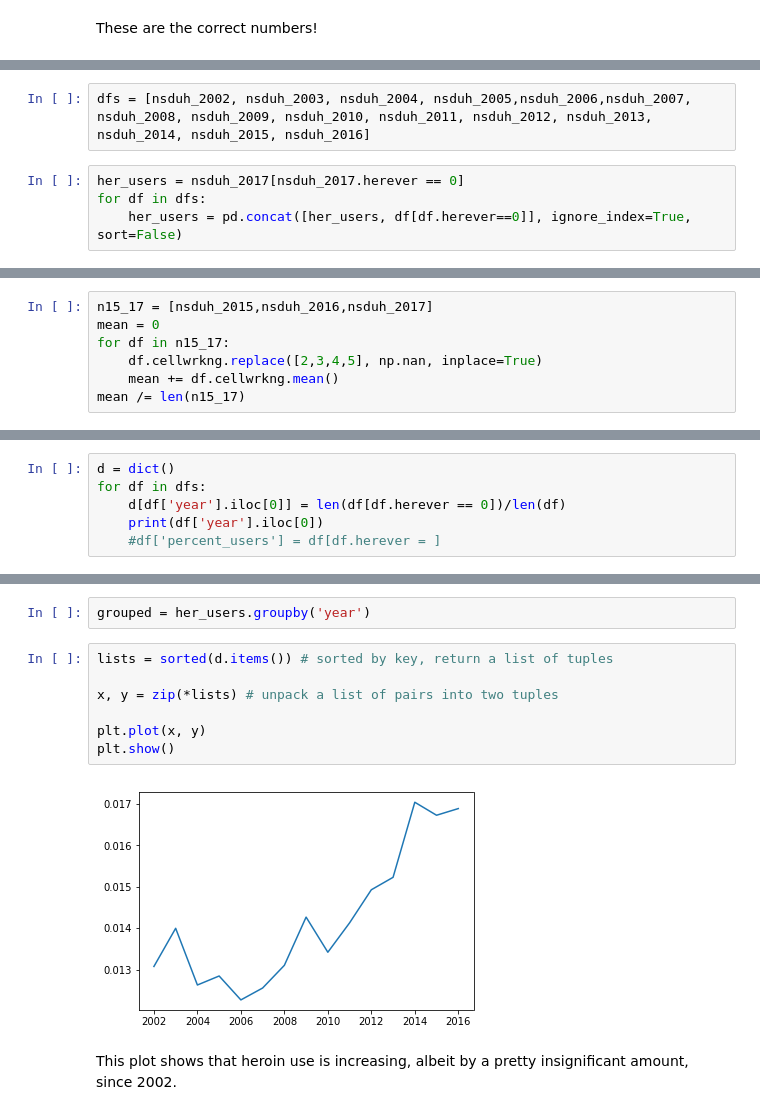
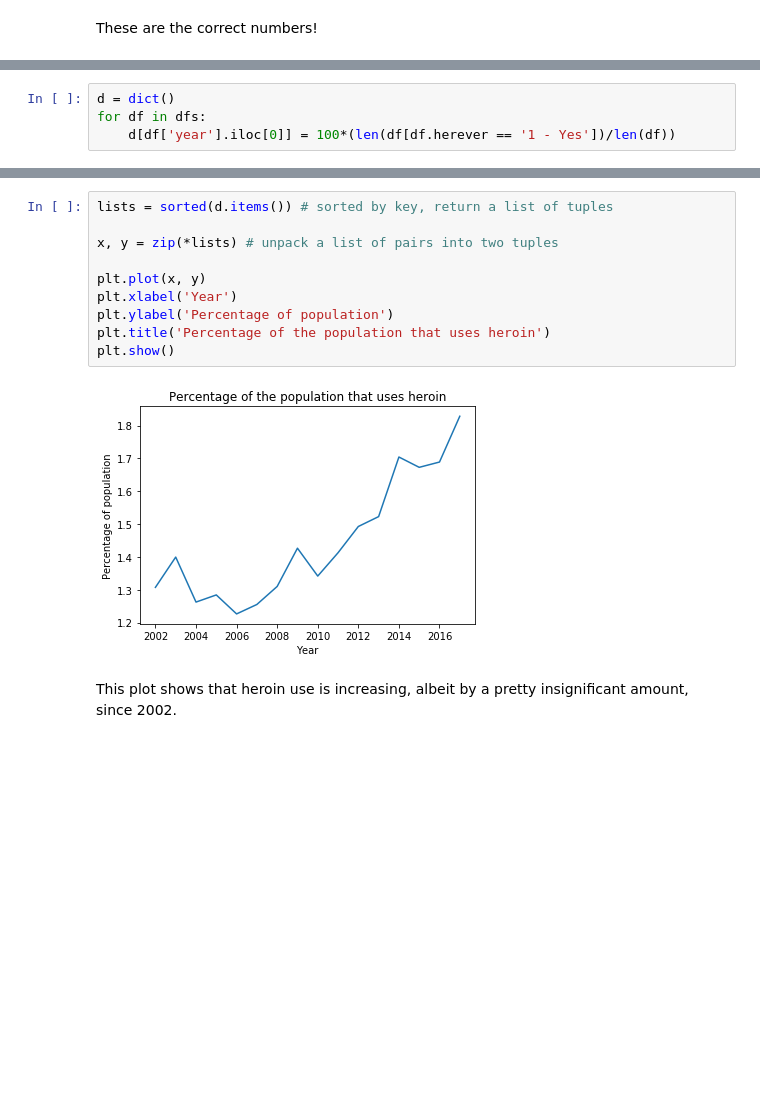
Before and after one commit to djconnolly27/DataScienceProject1, a Jupyter notebook: project1/project1.ipynb, the cells around one changed output, grey strips where cells are left out. Cells and saved outputs as stored; diff of their text form; blank space fills up the shorter version.

```diff
--- a/project1/project1.ipynb
+++ b/project1/project1.ipynb
@@ -238,6 +216,0 @@ decorate(xlabel='Month of First Heroin Use', ylabel='Number Respondents', title=
-# %%
-dfs = [nsduh_2002, nsduh_2003, nsduh_2004, nsduh_2005,nsduh_2006,nsduh_2007, nsduh_2008, nsduh_2009, nsduh_2010, nsduh_2011, nsduh_2012, nsduh_2013, nsduh_2014, nsduh_2015, nsduh_2016]
-# %%
-her_users = nsduh_2017[nsduh_2017.herever == 0]
-for df in dfs:
-    her_users = pd.concat([her_users, df[df.herever==0]], ignore_index=True, sort=False)
@@ -259,7 +216,0 @@ Name: cellwrkng, dtype: int64
-# %%
-n15_17 = [nsduh_2015,nsduh_2016,nsduh_2017]
-mean = 0
-for df in n15_17:
-    df.cellwrkng.replace([2,3,4,5], np.nan, inplace=True)
-    mean += df.cellwrkng.mean()
-mean /= len(n15_17)
@@ -272,6 +217,4 @@ Nominally (statistically insignificant) fewer heroin users have a working cell p
 # %%
 d = dict()
 for df in dfs:
-    d[df['year'].iloc[0]] = len(df[df.herever == 0])/len(df)
-    print(df['year'].iloc[0])
-    #df['percent_users'] = df[df.herever = ]
+    d[df['year'].iloc[0]] = 100*(len(df[df.herever == '1 - Yes'])/len(df))
@@ -294,14 +221,15 @@ for df in dfs:
-# %%
-grouped = her_users.groupby('year')
 # %%
 lists = sorted(d.items()) # sorted by key, return a list of tuples
 
 x, y = zip(*lists) # unpack a list of pairs into two tuples
 
 plt.plot(x, y)
+plt.xlabel('Year')
+plt.ylabel('Percentage of population')
+plt.title('Percentage of the population that uses heroin')
 plt.show()
 # %% [output]
-[figure, old version]
+[figure, new version]
 # %% [markdown]
 This plot shows that heroin use is increasing, albeit by a pretty insignificant amount, since 2002.
 # %%
```
Also changed, not shown: parts of 37 cells of this notebook.
